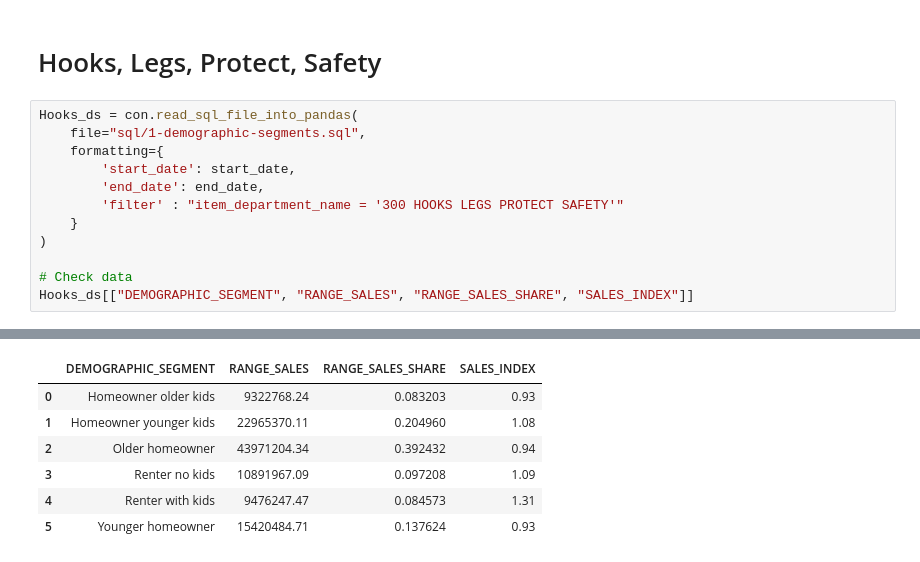
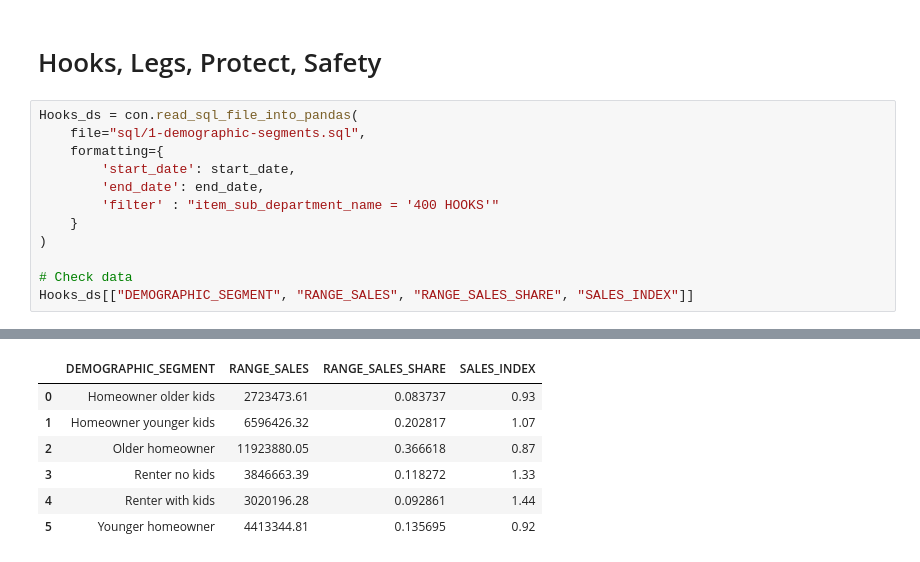
Before and after one commit to Meiji-Tran/Merch-Insights, a Jupyter notebook: Category Health/Indexing.ipynb, the cells around one changed output, grey strips where cells are left out. Saved outputs shown, nothing was run; the diff lists cells and outputs as text.

```diff
--- a/Category Health/Indexing.ipynb
+++ b/Category Health/Indexing.ipynb
@@ -201,7 +201,7 @@ Hooks_ds = con.read_sql_file_into_pandas(
     formatting={
         'start_date': start_date,
         'end_date': end_date,
-        'filter' : "item_department_name = '300 HOOKS LEGS PROTECT SAFETY'"
+        'filter' : "item_sub_department_name = '400 HOOKS'"
     }
 )
 
@@ -211,7 +213,7 @@ Hooks_ds[["DEMOGRAPHIC_SEGMENT", "RANGE_SALES", "RANGE_SALES_SHARE", "SALES_INDE
 |  | DEMOGRAPHIC_SEGMENT | RANGE_SALES | RANGE_SALES_SHARE | SALES_INDEX |
-| 0 | Homeowner older kids | 9322768.24 | 0.083203 | 0.93 |
-| 1 | Homeowner younger kids | 22965370.11 | 0.204960 | 1.08 |
-| 2 | Older homeowner | 43971204.34 | 0.392432 | 0.94 |
-| 3 | Renter no kids | 10891967.09 | 0.097208 | 1.09 |
-| 4 | Renter with kids | 9476247.47 | 0.084573 | 1.31 |
-| 5 | Younger homeowner | 15420484.71 | 0.137624 | 0.93 |
+| 0 | Homeowner older kids | 2723473.61 | 0.083737 | 0.93 |
+| 1 | Homeowner younger kids | 6596426.32 | 0.202817 | 1.07 |
+| 2 | Older homeowner | 11923880.05 | 0.366618 | 0.87 |
+| 3 | Renter no kids | 3846663.39 | 0.118272 | 1.33 |
+| 4 | Renter with kids | 3020196.28 | 0.092861 | 1.44 |
+| 5 | Younger homeowner | 4413344.81 | 0.135695 | 0.92 |
```
Also changed, not shown: parts of 1 cell of this notebook, 3 other files.
